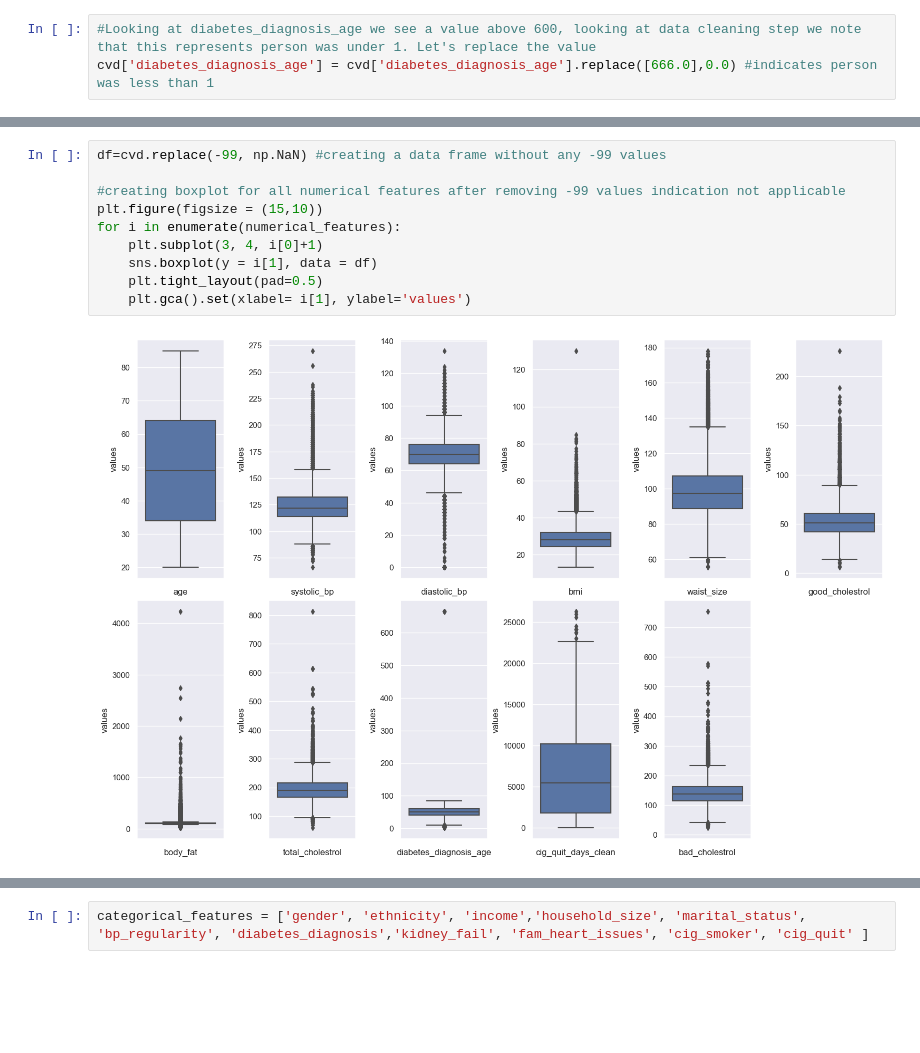
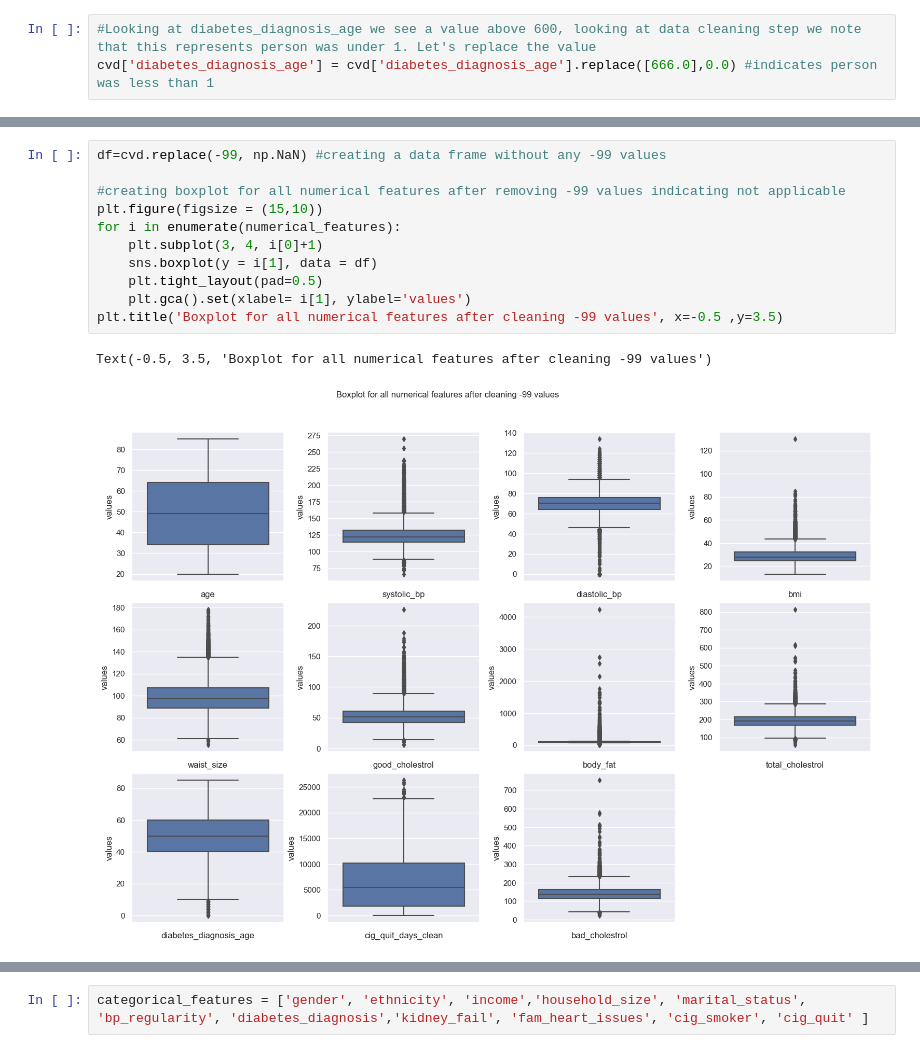
Before and after one commit to omi-singh17/Cardio-Disease-Prediction, a Jupyter notebook: 02 Exploratory Data Analysis/02_EDA.ipynb, the cells around one changed output, grey strips where cells are left out. Drawn from its saved outputs; the diff is of its cells as text; blank space fills up the shorter version.

```diff
--- a/02 Exploratory Data Analysis/02_EDA.ipynb
+++ b/02 Exploratory Data Analysis/02_EDA.ipynb
@@ -97,13 +115,15 @@ cvd['diabetes_diagnosis_age'] = cvd['diabetes_diagnosis_age'].replace([666.0],0.
 # %%
 df=cvd.replace(-99, np.NaN) #creating a data frame without any -99 values
 
-#creating boxplot for all numerical features after removing -99 values indication not applicable
+#creating boxplot for all numerical features after removing -99 values indicating not applicable
 plt.figure(figsize = (15,10))
 for i in enumerate(numerical_features):
     plt.subplot(3, 4, i[0]+1)
     sns.boxplot(y = i[1], data = df)
     plt.tight_layout(pad=0.5)
     plt.gca().set(xlabel= i[1], ylabel='values')
+plt.title('Boxplot for all numerical features after cleaning -99 values', x=-0.5 ,y=3.5)
 # %% [output]
+Text(-0.5, 3.5, 'Boxplot for all numerical features after cleaning -99 values')
-[figure, old version]
+[figure, new version]
 # %%
```
Also changed, not shown: parts of 36 cells of this notebook, 2 other files.
